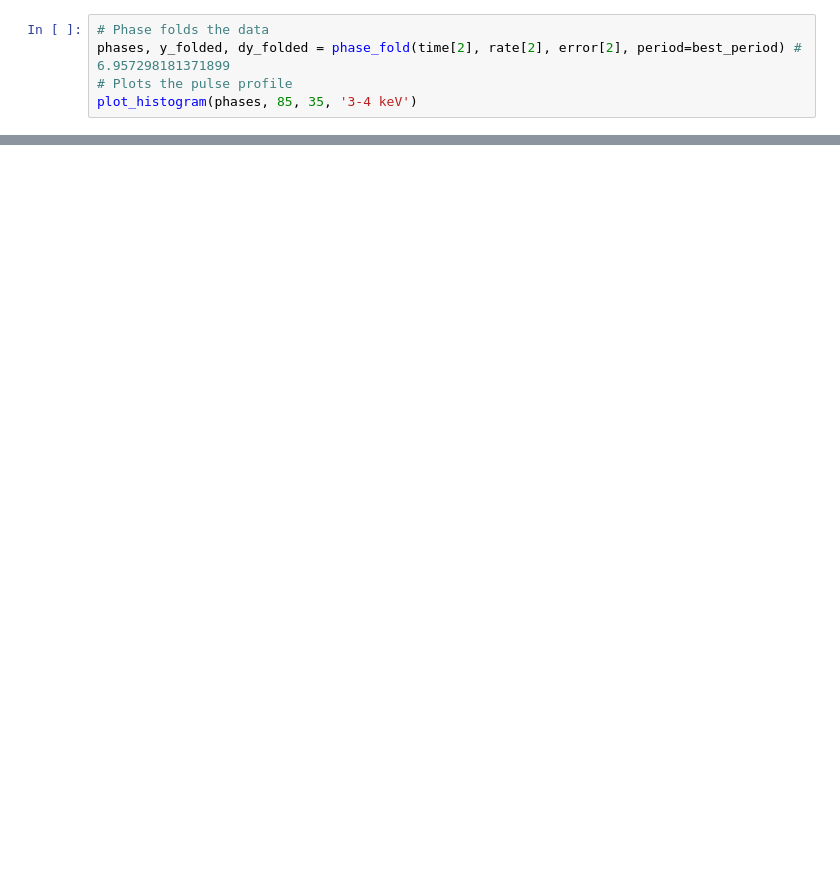
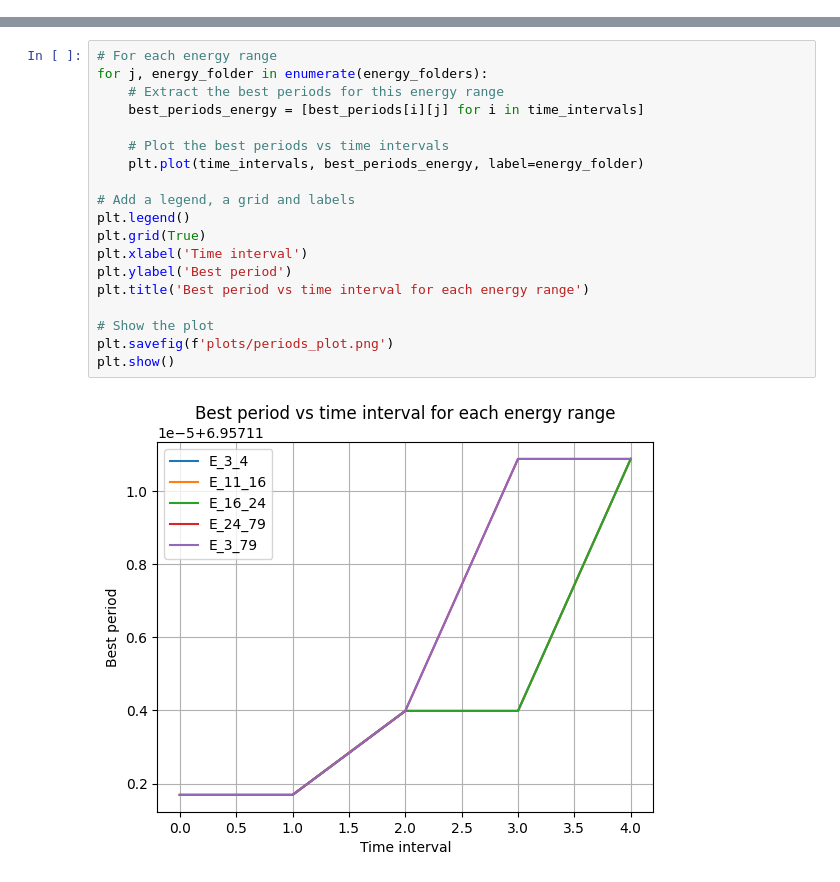
Before and after one commit to francandon/TFM-Code, a Jupyter notebook: 1E2259_analysis.ipynb, the cells around one changed output, grey strips where cells are left out. Saved outputs shown, nothing was run; the diff lists cells and outputs as text; blank space fills up the shorter version.

```diff
--- a/1E2259_analysis.ipynb
+++ b/1E2259_analysis.ipynb
@@ -198,5 +12,0 @@ The best period is 6.957114 seconds
-# %%
-# Phase folds the data
-phases, y_folded, dy_folded = phase_fold(time[2], rate[2], error[2], period=best_period) # 6.957298181371899
-# Plots the pulse profile
-plot_histogram(phases, 85, 35, '3-4 keV')
@@ -349,0 +125,21 @@ print("Frequency derivative:", freq_derivative)
+# %%
+# For each energy range
+for j, energy_folder in enumerate(energy_folders):
+    # Extract the best periods for this energy range
+    best_periods_energy = [best_periods[i][j] for i in time_intervals]
+
+    # Plot the best periods vs time intervals
+    plt.plot(time_intervals, best_periods_energy, label=energy_folder)
+
+# Add a legend, a grid and labels
+plt.legend()
+plt.grid(True)
+plt.xlabel('Time interval')
+plt.ylabel('Best period')
+plt.title('Best period vs time interval for each energy range')
+
+# Show the plot
+plt.savefig(f'plots/periods_plot.png')
+plt.show()
+# %% [output]
+[figure, added]
```
Also changed, not shown: parts of 31 cells of this notebook.
